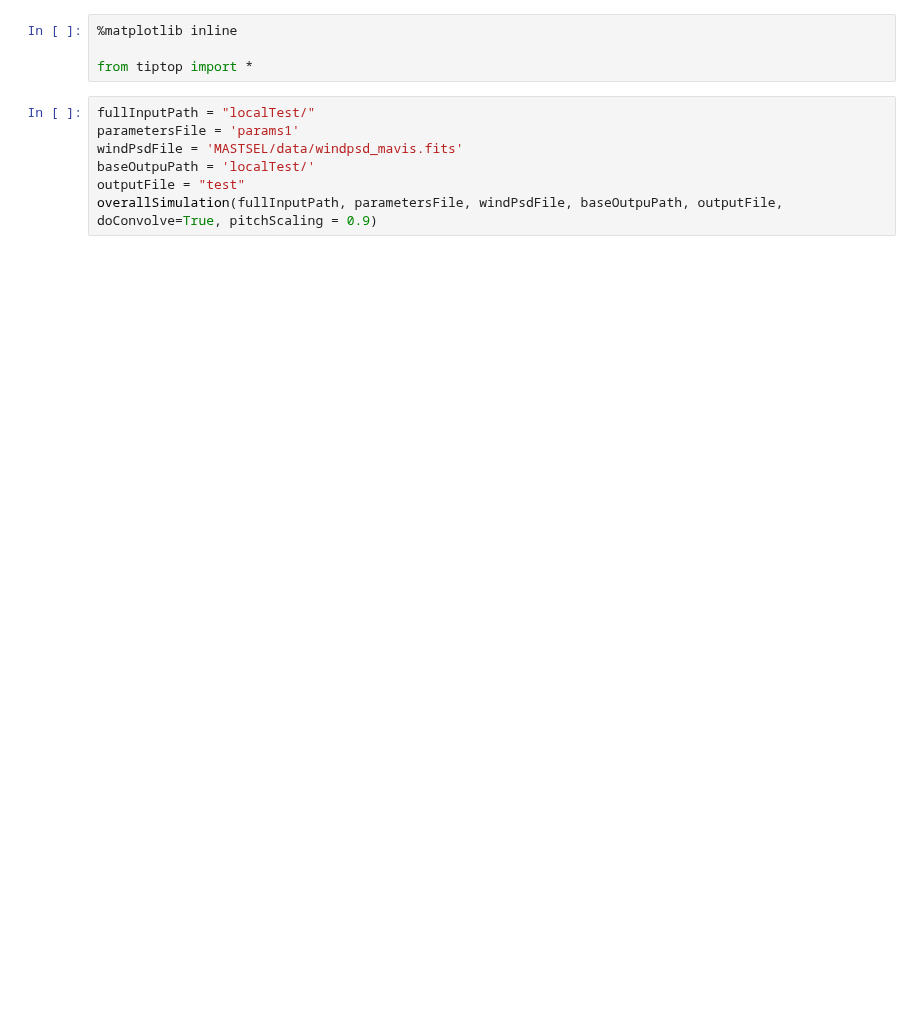
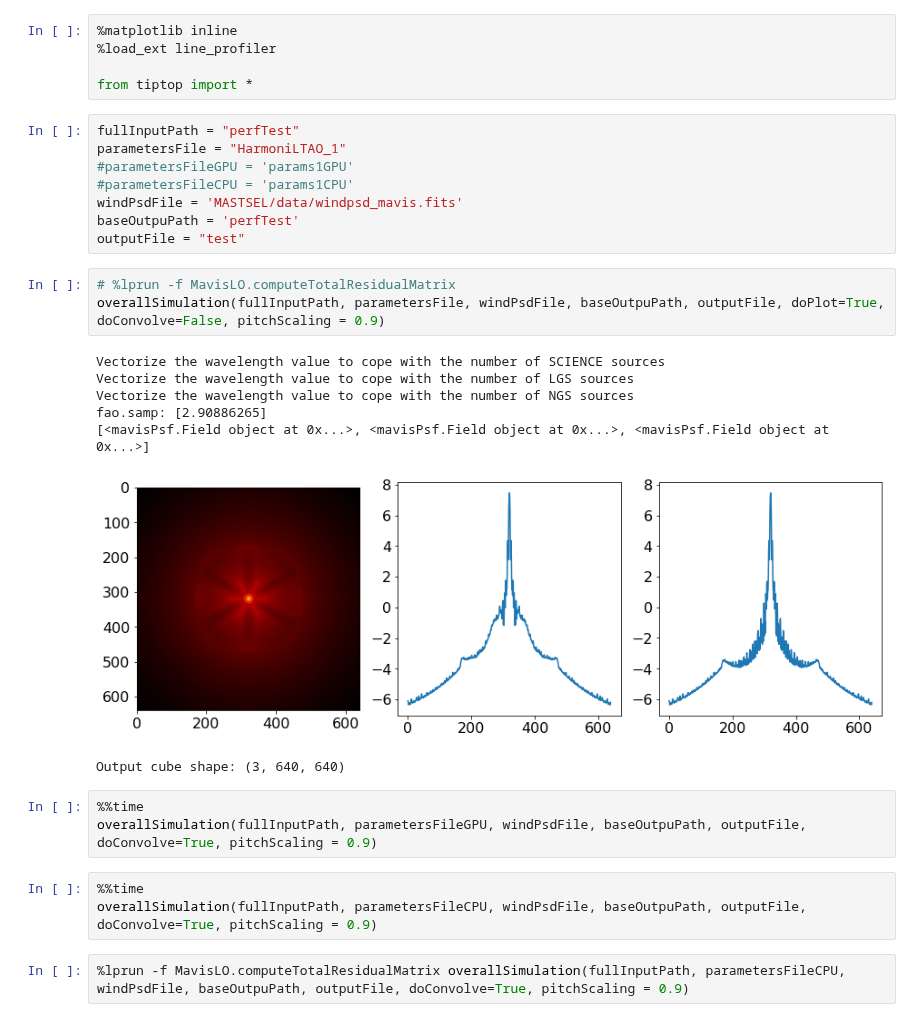
Before and after one commit to astro-tiptop/TIPTOP, a Jupyter notebook: TIPTOP-EXAMPLE.ipynb, the cells around one changed output. Drawn from its saved outputs; the diff is of its cells as text; blank space fills up the shorter version.

```diff
--- a/TIPTOP-EXAMPLE.ipynb
+++ b/TIPTOP-EXAMPLE.ipynb
@@ -1,13 +1,34 @@
 # %%
 %matplotlib inline
+%load_ext line_profiler
 
 from tiptop import *
+# %%
+fullInputPath = "perfTest"
+parametersFile = "HarmoniLTAO_1"
+#parametersFileGPU = 'params1GPU'
+#parametersFileCPU = 'params1CPU'
+windPsdFile = 'MASTSEL/data/windpsd_mavis.fits'
+baseOutpuPath = 'perfTest'
+outputFile = "test"
+# %%
+# %lprun -f MavisLO.computeTotalResidualMatrix
+overallSimulation(fullInputPath, parametersFile, windPsdFile, baseOutpuPath, outputFile, doPlot=True, doConvolve=False, pitchScaling = 0.9)
+# %% [output]
+Vectorize the wavelength value to cope with the number of SCIENCE sources
+Vectorize the wavelength value to cope with the number of LGS sources
+Vectorize the wavelength value to cope with the number of NGS sources
+fao.samp: [2.90886265]
+[<mavisPsf.Field object at 0x...>, <mavisPsf.Field object at 0x...>, <mavisPsf.Field object at 0x...>]
+[figure, added]
+Output cube shape: (3, 640, 640)
 # %%
-fullInputPath = "localTest/"
-parametersFile = 'params1'
-windPsdFile = 'MASTSEL/data/windpsd_mavis.fits'
-baseOutpuPath = 'localTest/'
-outputFile = "test"
-overallSimulation(fullInputPath, parametersFile, windPsdFile, baseOutpuPath, outputFile, doConvolve=True, pitchScaling = 0.9)
+%%time
+overallSimulation(fullInputPath, parametersFileGPU, windPsdFile, baseOutpuPath, outputFile, doConvolve=True, pitchScaling = 0.9)
+# %%
+%%time
+overallSimulation(fullInputPath, parametersFileCPU, windPsdFile, baseOutpuPath, outputFile, doConvolve=True, pitchScaling = 0.9)
+# %%
+%lprun -f MavisLO.computeTotalResidualMatrix overallSimulation(fullInputPath, parametersFileCPU, windPsdFile, baseOutpuPath, outputFile, doConvolve=True, pitchScaling = 0.9)
 # %%
 # MAVIS SIMULATIONS
```
Also changed, not shown: parts of 1 cell of this notebook, 1 other file.
